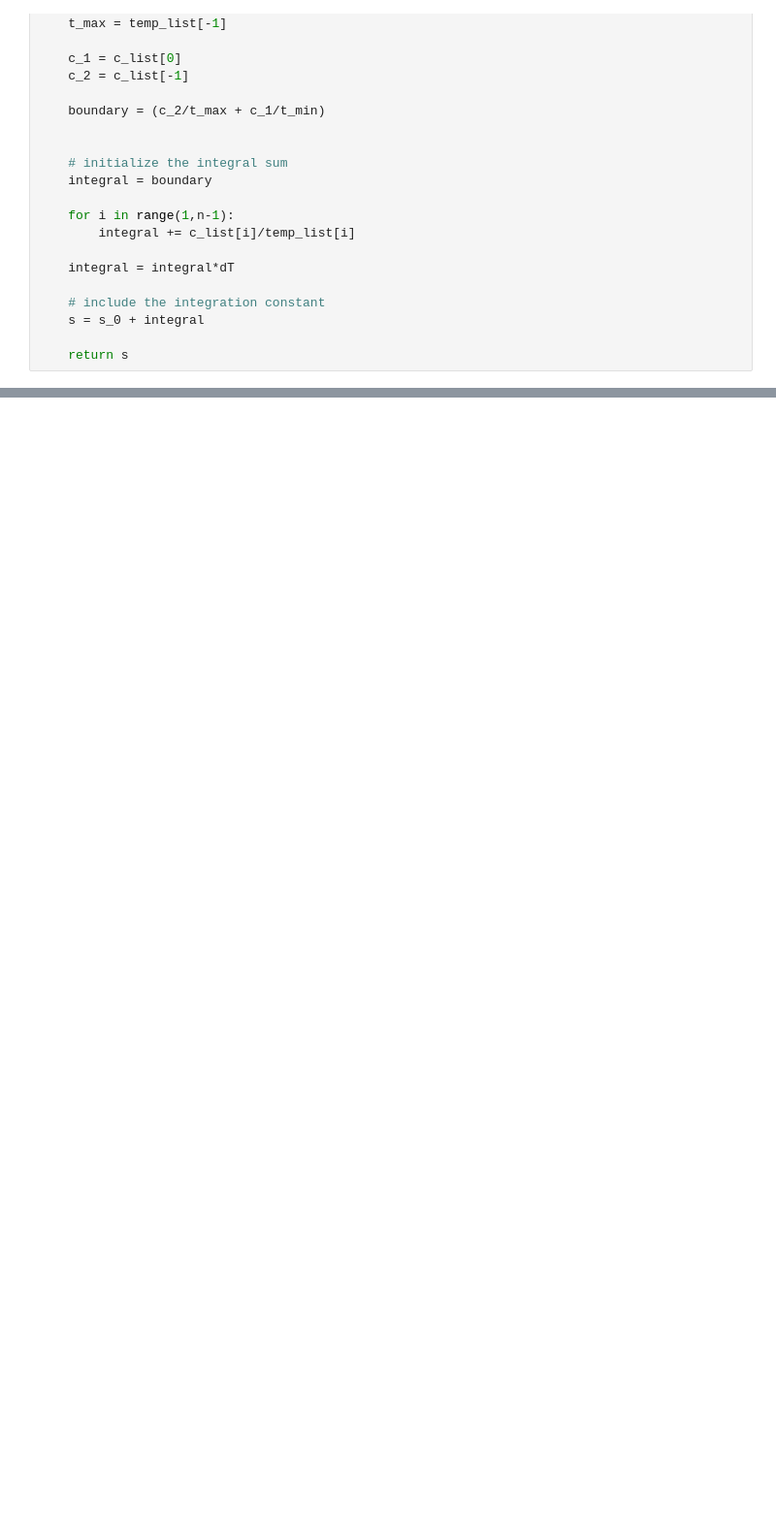
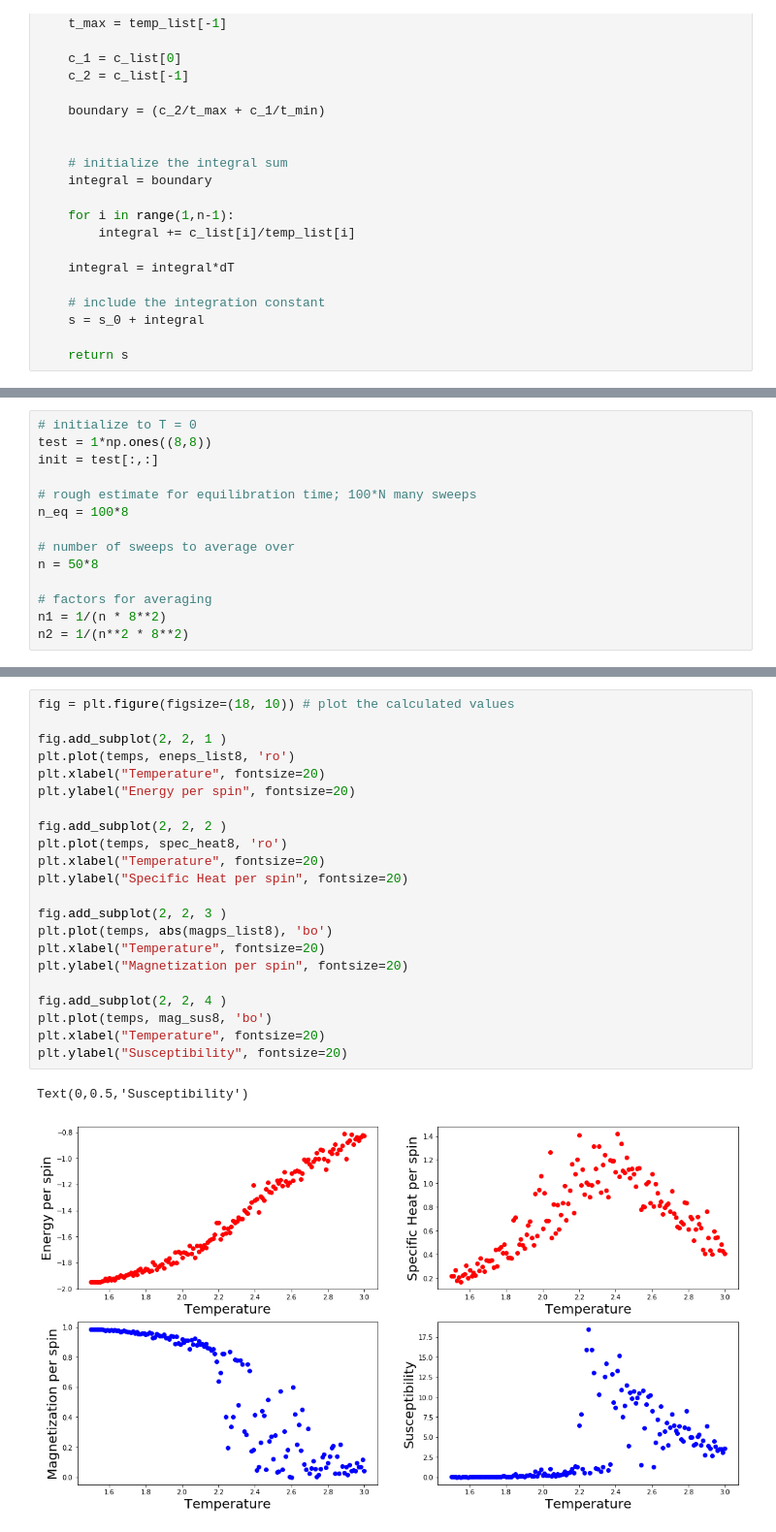
Before and after one commit to kaitshin/PHYSICS113-final-project, a Jupyter notebook: Metropolis.ipynb, the cells around one changed output, grey strips where cells are left out. Shown at 97% size. Drawn from its saved outputs; the diff is of its cells as text; blank space fills up the shorter version.

```diff
--- a/Metropolis.ipynb
+++ b/Metropolis.ipynb
@@ -566,0 +338,14 @@ RuntimeError: Optimal parameters not found: Number of calls to function has reac
+# %%
+# initialize to T = 0
+test = 1*np.ones((8,8))
+init = test[:,:]
+
+# rough estimate for equilibration time; 100*N many sweeps
+n_eq = 100*8
+
+# number of sweeps to average over
+n = 50*8
+
+# factors for averaging
+n1 = 1/(n * 8**2)
+n2 = 1/(n**2 * 8**2)
@@ -566,0 +392,25 @@ RuntimeError: Optimal parameters not found: Number of calls to function has reac
+# %%
+fig = plt.figure(figsize=(18, 10)) # plot the calculated values
+
+fig.add_subplot(2, 2, 1 )
+plt.plot(temps, eneps_list8, 'ro')
+plt.xlabel("Temperature", fontsize=20)
+plt.ylabel("Energy per spin", fontsize=20)
+
+fig.add_subplot(2, 2, 2 )
+plt.plot(temps, spec_heat8, 'ro')
+plt.xlabel("Temperature", fontsize=20)
+plt.ylabel("Specific Heat per spin", fontsize=20)
+
+fig.add_subplot(2, 2, 3 )
+plt.plot(temps, abs(magps_list8), 'bo')
+plt.xlabel("Temperature", fontsize=20)
+plt.ylabel("Magnetization per spin", fontsize=20)
+
+fig.add_subplot(2, 2, 4 )
+plt.plot(temps, mag_sus8, 'bo')
+plt.xlabel("Temperature", fontsize=20)
+plt.ylabel("Susceptibility", fontsize=20)
+# %% [output]
+Text(0,0.5,'Susceptibility')
+[figure, added]
```
Also changed, not shown: parts of 56 cells of this notebook.
